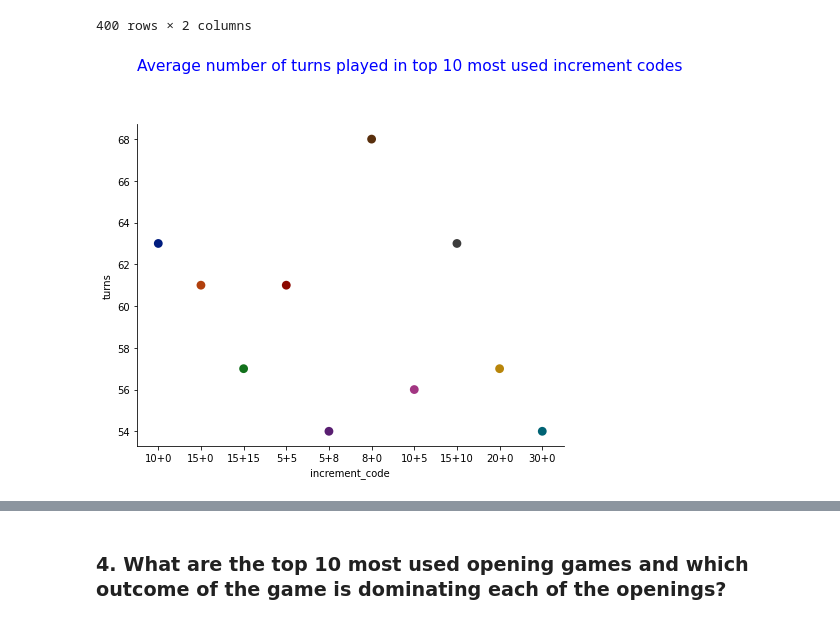
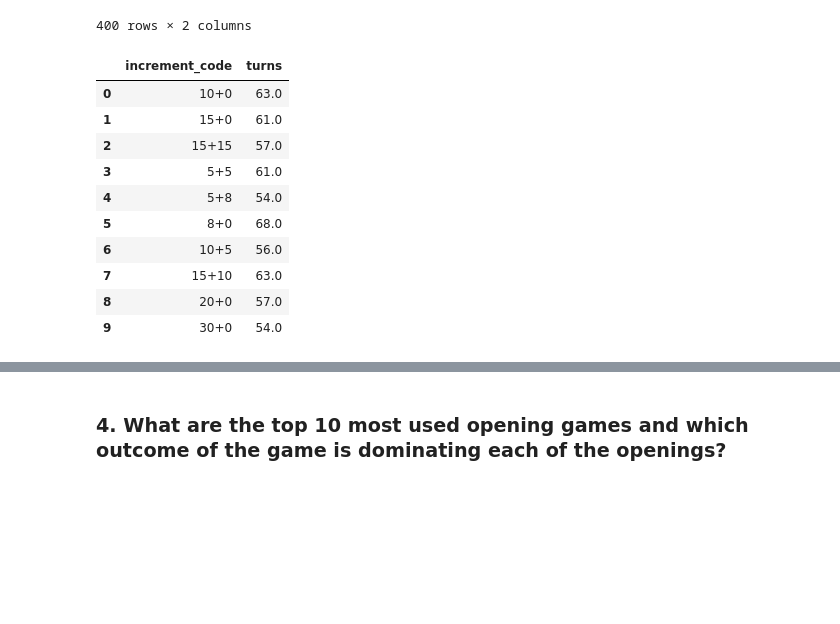
Before and after one commit to achyutgk23/chess_game_project, a Jupyter notebook: ChessGame.ipynb, the cells around one changed output, grey strips where cells are left out. Saved outputs shown, nothing was run; the diff lists cells and outputs as text; code cells hidden in the pictures; blank space fills up the shorter version.

```diff
--- a/ChessGame.ipynb
+++ b/ChessGame.ipynb
@@ -257,19 +300,24 @@ avg_turns_incr_df
 # %%
 # Out of all the increment codes, extracting only the top 10
 # most used increment codes along with their average turns
 incr_turns_dict={}
 for i in range(10):
     incr_turns_dict[i] = avg_turns_incr_df[
         avg_turns_incr_df['increment_code']==incr_names[i]]
 turns_top_incr_df = pd.concat(incr_turns_dict, axis=0)
 turns_top_incr_df.reset_index(inplace=True)
 turns_top_incr_df.drop(['level_0', 'level_1'], axis=1, inplace=True)
 
-# Visualizing with point plot
-sns.catplot(data=turns_top_incr_df,
-            x='increment_code', y='turns',
-            kind='point', palette='dark',
-            aspect=1.3);
-title('Average number of turns played in top 10 most used increment codes')
+turns_top_incr_df
 # %% [output]
-[figure, removed]
+|  | increment_code | turns |
+| 0 | 10+0 | 63.0 |
+| 1 | 15+0 | 61.0 |
+| 2 | 15+15 | 57.0 |
+| 3 | 5+5 | 61.0 |
+| 4 | 5+8 | 54.0 |
+| 5 | 8+0 | 68.0 |
+| 6 | 10+5 | 56.0 |
+| 7 | 15+10 | 63.0 |
+| 8 | 20+0 | 57.0 |
+| 9 | 30+0 | 54.0 |
```
Also changed, not shown: parts of 11 cells of this notebook.
